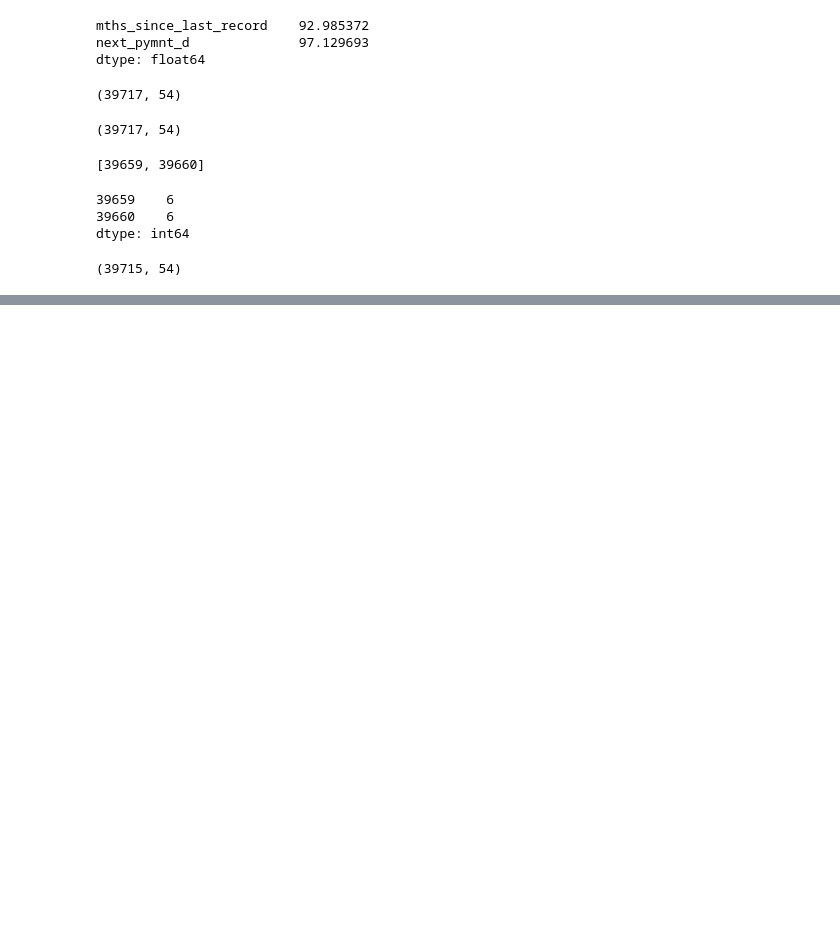
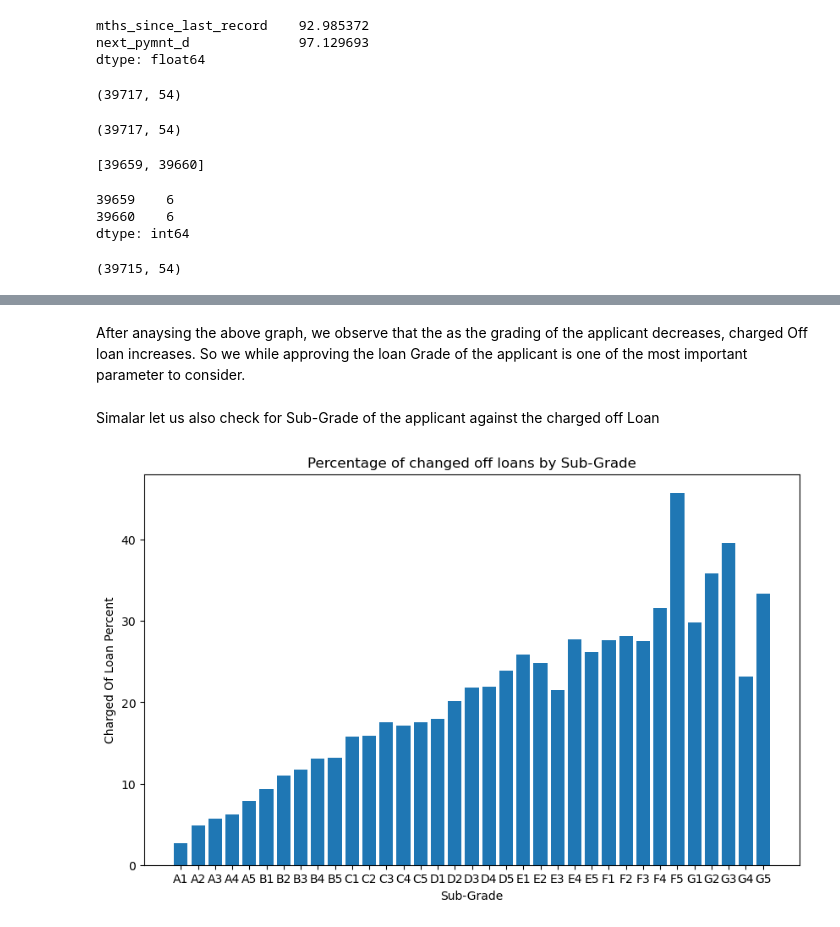
Before and after one commit to kedarlachke/LendingClubCaseStudy, a Jupyter notebook: Group_Facilitator_KedarLachke.ipynb, the cells around one changed output, grey strips where cells are left out. Cells and saved outputs as stored; diff of their text form; code cells hidden in the pictures; blank space fills up the shorter version.

```diff
--- a/Group_Facilitator_KedarLachke.ipynb
+++ b/Group_Facilitator_KedarLachke.ipynb
@@ -284,0 +263,18 @@ table
+# %% [markdown]
+After anaysing the above graph, we observe that the as the grading of the applicant decreases, charged Off loan increases.
+So we while approving the loan Grade of the applicant is one of the most important parameter to consider.
+# %% [markdown]
+Simalar let us also check for Sub-Grade of the applicant against the charged off Loan
+# %%
+totalChargeOffLoan_count_subGradewise = newloan_df.groupby('sub_grade').size()
+chargedOffloans_count_subGradewise=chargedOff_df.groupby('sub_grade').size()
+percentage_subGradewise=(chargedOffloans_count_subGradewise / totalChargeOffLoan_count_subGradewise) * 100
+x_ticks = range(len(percentage_subGradewise.index))
+ay, ab = plt.subplots(figsize=(10, 6))
+ab.bar(percentage_subGradewise.index, percentage_subGradewise.values)
+ab.set_xlabel('Sub-Grade')
+ab.set_ylabel('Charged Of Loan Percent')
+ab.set_title('Percentage of changed off loans by Sub-Grade')
+plt.show()
+# %% [output]
+[figure, added]
```
Also changed, not shown: parts of 41 cells of this notebook.
